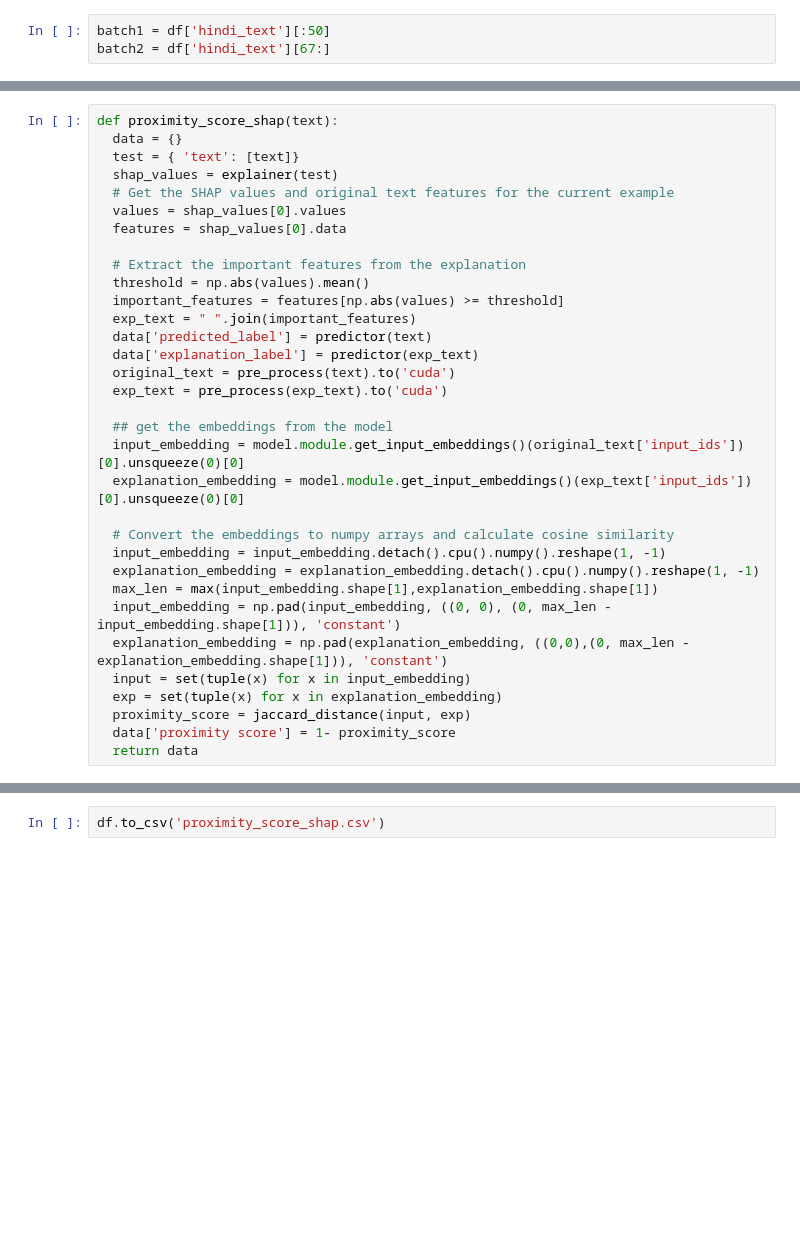
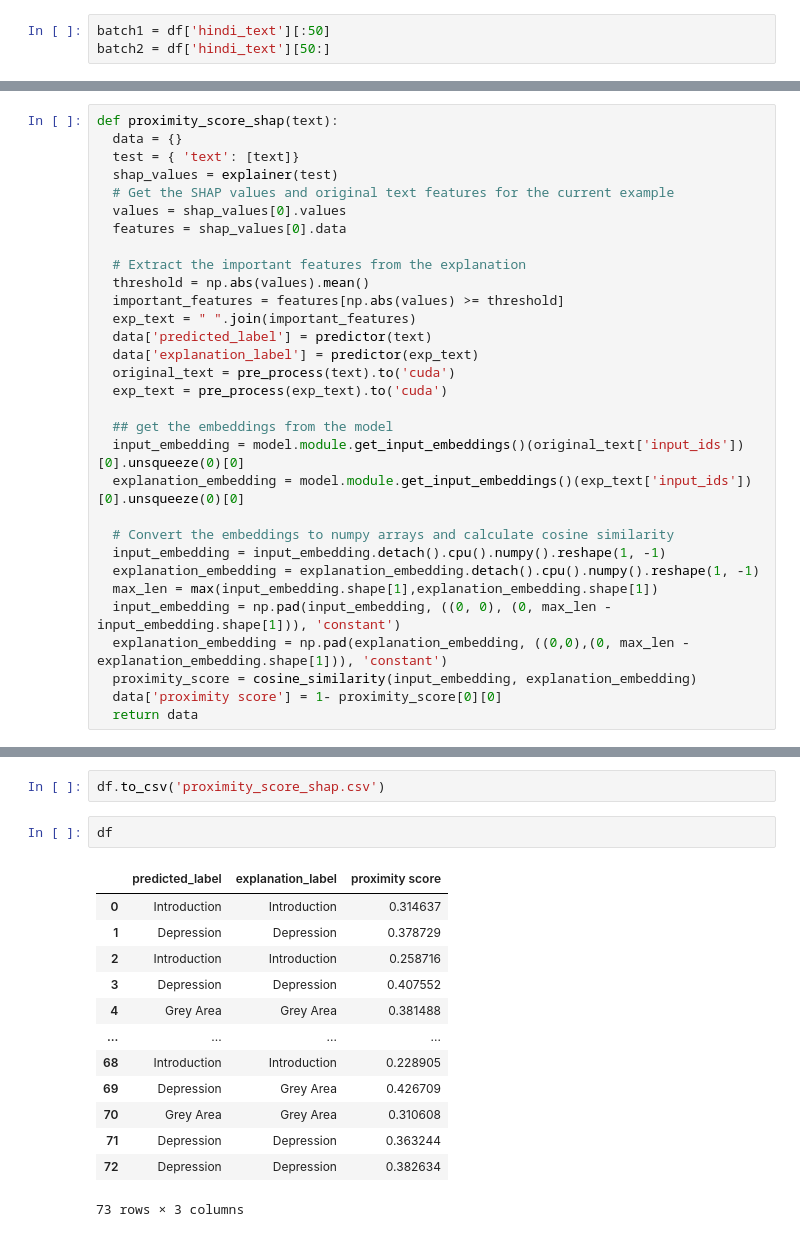
Before and after one commit to ChaitaliV/Objective-criterias-to-quantify-the-accuracy-of-explanation, a Jupyter notebook: Metrices/Proximity_score.ipynb, the cells around one changed output, grey strips where cells are left out. Cells and saved outputs as stored; diff of their text form; blank space fills up the shorter version.

```diff
--- a/Metrices/Proximity_score.ipynb
+++ b/Metrices/Proximity_score.ipynb
@@ -51,7 +51,7 @@ tokenizer = BertTokenizer.from_pretrained('google/muril-base-cased', do_lower_ca
 df = pd.read_csv(r'/content/drive/MyDrive/test.csv')
 # %%
 batch1 = df['hindi_text'][:50]
-batch2 = df['hindi_text'][67:]
+batch2 = df['hindi_text'][50:]
 # %%
 # Define a function to calculate the distance between two sets of features
 def jaccard_distance(a, b):
@@ -221,10 +221,8 @@ def proximity_score_shap(text):
   max_len = max(input_embedding.shape[1],explanation_embedding.shape[1])
   input_embedding = np.pad(input_embedding, ((0, 0), (0, max_len - input_embedding.shape[1])), 'constant')
   explanation_embedding = np.pad(explanation_embedding, ((0,0),(0, max_len - explanation_embedding.shape[1])), 'constant')
-  input = set(tuple(x) for x in input_embedding)
-  exp = set(tuple(x) for x in explanation_embedding)
-  proximity_score = jaccard_distance(input, exp)
-  data['proximity score'] = 1- proximity_score
+  proximity_score = cosine_similarity(input_embedding, explanation_embedding)
+  data['proximity score'] = 1- proximity_score[0][0]
   return data
 # %%
 text = batch1[0]
@@ -240,3 +248,19 @@ for sent in test_data:
 df = pd.DataFrame(batch1_data)
 # %%
 df.to_csv('proximity_score_shap.csv')
+# %%
+df
+# %% [output]
+|  | predicted_label | explanation_label | proximity score |
+| 0 | Introduction | Introduction | 0.314637 |
+| 1 | Depression | Depression | 0.378729 |
+| 2 | Introduction | Introduction | 0.258716 |
+| 3 | Depression | Depression | 0.407552 |
+| 4 | Grey Area | Grey Area | 0.381488 |
+| ... | ... | ... | ... |
+| 68 | Introduction | Introduction | 0.228905 |
+| 69 | Depression | Grey Area | 0.426709 |
+| 70 | Grey Area | Grey Area | 0.310608 |
+| 71 | Depression | Depression | 0.363244 |
+| 72 | Depression | Depression | 0.382634 |
+73 rows × 3 columns
```
Also changed, not shown: parts of 4 cells of this notebook.
